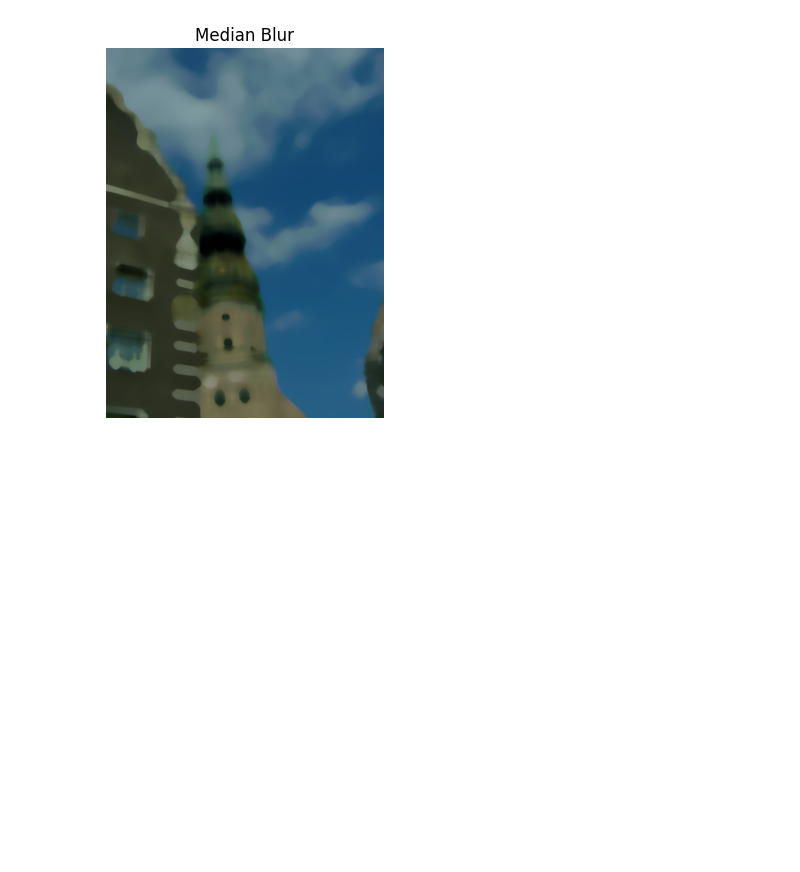
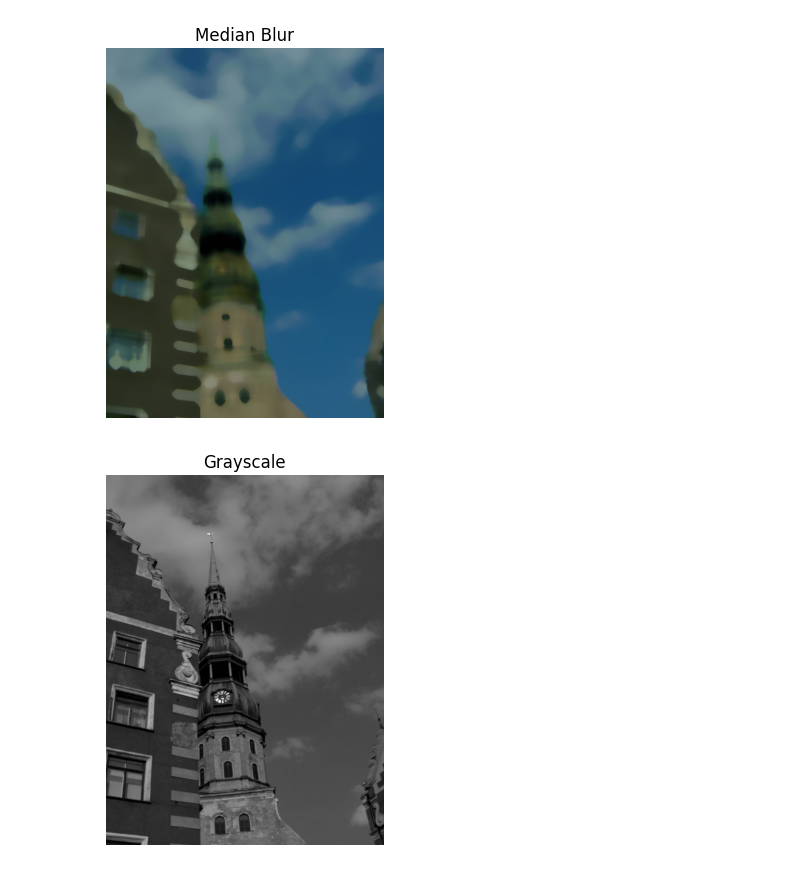
Before and after one commit to vestinabert/Image_Processing, a Jupyter notebook: Image_Processing_And_Transformation.ipynb, the cells around one changed output. Saved outputs shown, nothing was run; the diff lists cells and outputs as text; code cells hidden in the pictures; blank space fills up the shorter version.

Commit message:
Color Transformations

```diff
--- a/Image_Processing_And_Transformation.ipynb
+++ b/Image_Processing_And_Transformation.ipynb
@@ -139,3 +139,11 @@ plt.title("Median Blur")
 plt.show()
 # %% [output]
 [figure]
+# %%
+gray = cv2.cvtColor(image, cv2.COLOR_BGR2GRAY)
+plt.imshow(gray, cmap='gray')
+plt.axis('off')
+plt.title("Grayscale")
+plt.show()
+# %% [output]
+[figure, added]
```
Also changed, not shown: parts of 2 cells of this notebook.
